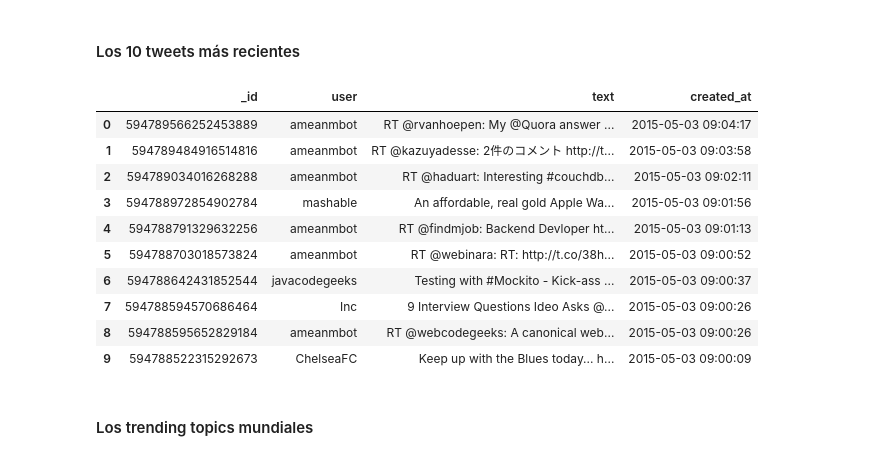
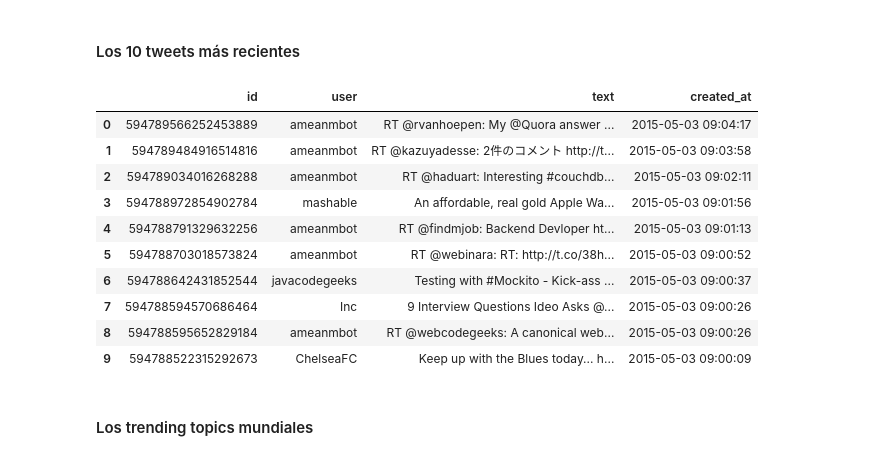
Before and after one commit to javoeria/data-science, a Jupyter notebook: mongodb/pymongo_1.ipynb, the cells around one changed output. Saved outputs shown, nothing was run; the diff lists cells and outputs as text; code cells hidden in the pictures.

```diff
--- a/mongodb/pymongo_1.ipynb
+++ b/mongodb/pymongo_1.ipynb
@@ -156,21 +202,21 @@ plt.show()
 # %% [markdown]
 #### Los 10 tweets más recientes
 # %%
-tweets_by_date = [
+pipeline = [
     {'$project':
       {
-        '_id': '$id_str', 'text': '$text', 'user': '$user.screen_name',
+        'id': '$id_str', 'text': '$text', 'user': '$user.screen_name',
         'created_at': {'$dateFromString': {'dateString': '$created_at'}}
       }
     },
     {'$sort': {'created_at': -1}},
     {'$limit': 10}
 ]
-result = collection.aggregate(tweets_by_date)
-data = pd.DataFrame(list(result), columns=['_id', 'user', 'text', 'created_at'])
+tweets_by_date = collection.aggregate(pipeline)
+data = pd.DataFrame(list(tweets_by_date), columns=['id', 'user', 'text', 'created_at'])
 data
 # %% [output]
-|  | _id | user | text | created_at |
+|  | id | user | text | created_at |
 | 0 | 594789566252453889 | ameanmbot | RT @rvanhoepen: My @Quora answer ... | 2015-05-03 09:04:17 |
 | 1 | 594789484916514816 | ameanmbot | RT @kazuyadesse: 2件のコメント http://t... | 2015-05-03 09:03:58 |
 | 2 | 594789034016268288 | ameanmbot | RT @haduart: Interesting #couchdb... | 2015-05-03 09:02:11 |
```
Also changed, not shown: parts of 11 cells of this notebook.
